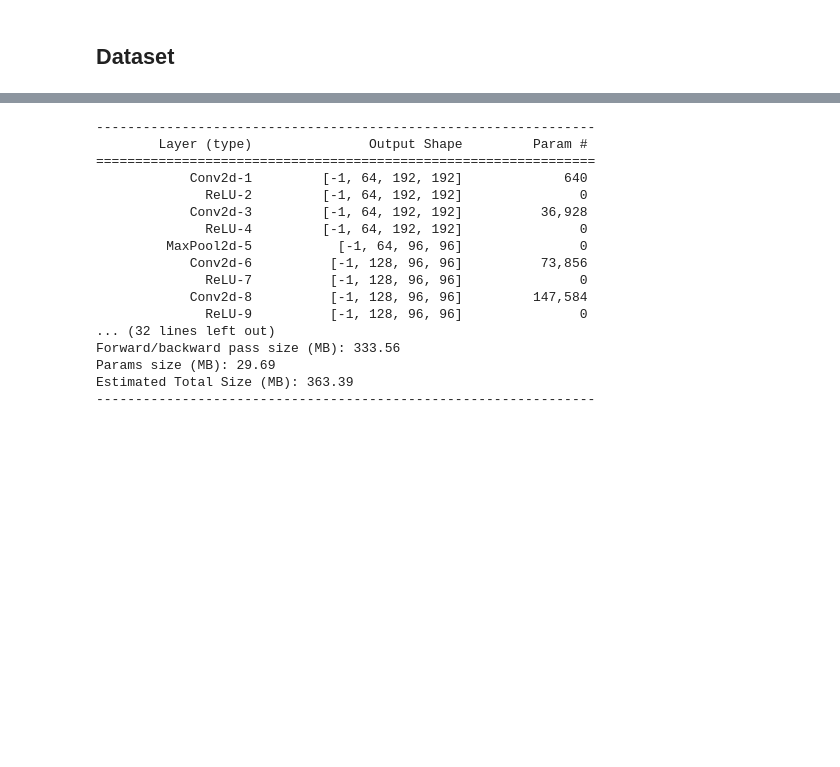
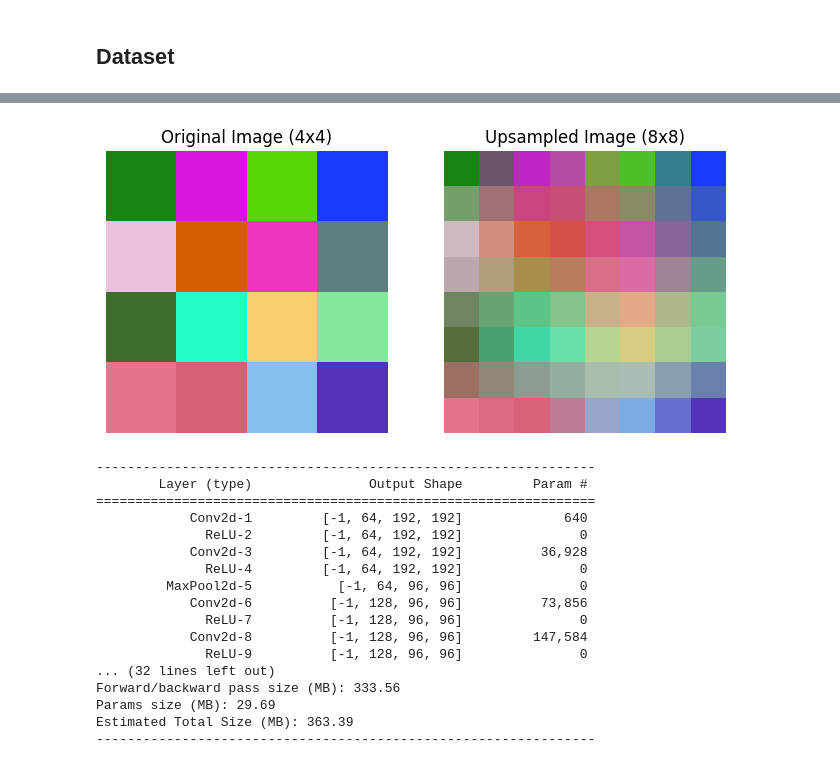
Before and after one commit to WeizmannMLcourse/MLCourse_2026, a Jupyter notebook: Tutorial4_UNet/unet_segmentation.ipynb, the cells around one changed output, grey strips where cells are left out. Drawn from its saved outputs; the diff is of its cells as text; code cells hidden in the pictures; blank space fills up the shorter version.

Commit message:
add upsample illustration

```diff
--- a/Tutorial4_UNet/unet_segmentation.ipynb
+++ b/Tutorial4_UNet/unet_segmentation.ipynb
@@ -93,6 +93,23 @@ plot_side_by_side([img, mask], titles=['Input', 'Target'])
 Following [1505.04597](https://arxiv.org/abs/1505.04597)
 
 ![UNet Architecture](unet.png)
+# %%
+upsample = nn.Upsample(scale_factor=2, mode='bilinear', align_corners=True)
+
+d = 4
+image = torch.rand(1, 3, d, d)
+upsampled_image = upsample(image)
+
+fig, axes = plt.subplots(1, 2, figsize=(8, 4))
+axes[0].imshow(image.squeeze().permute(1, 2, 0).numpy())
+axes[0].set_title(f'Original Image ({d}x{d})')
+axes[0].axis('off')
+axes[1].imshow(upsampled_image.squeeze().permute(1, 2, 0).numpy())
+axes[1].set_title(f'Upsampled Image ({d*2}x{d*2})')
+axes[1].axis('off')
+plt.show()
+# %% [output]
+[figure, added]
 # %%
 def double_conv(in_channels, out_channels):
     return nn.Sequential(
```
Also changed, not shown: parts of 3 cells of this notebook.
